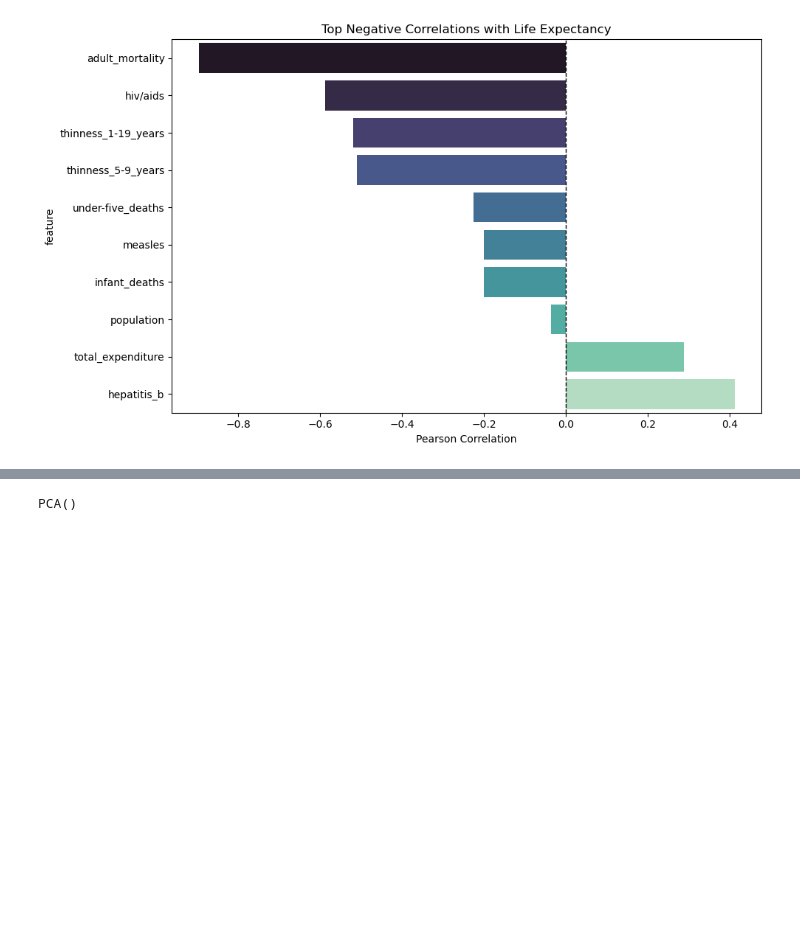
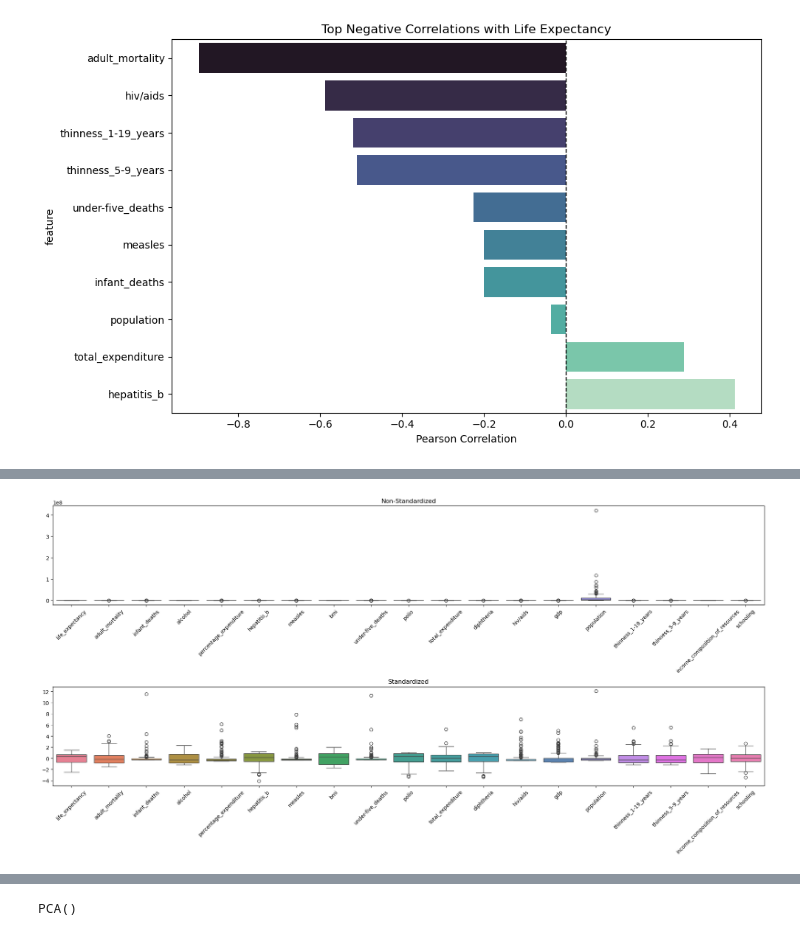
Before and after one commit to punsii/ama_ws25, a Jupyter notebook: notebooks/project/life_exp_proj_01.ipynb, the cells around one changed output, grey strips where cells are left out. Cells and saved outputs as stored; diff of their text form; code cells hidden in the pictures; blank space fills up the shorter version.

Commit message:
feat(proj): standardize data

```diff
--- a/notebooks/project/life_exp_proj_01.ipynb
+++ b/notebooks/project/life_exp_proj_01.ipynb
@@ -190,6 +192,8 @@ Passing `palette` without assigning `hue` is deprecated and will be removed in v
   sns.barplot(
 [figure]
 # %%
+std_cols = df.drop(columns=["country"]).columns
+
 df_std = (
     df
     .pipe(
@@ -197,8 +201,8 @@ df_std = (
             [
                 d[["country"]],
                 pd.DataFrame(
-                    StandardScaler().fit_transform(d.drop(columns=["country"])),
-                    columns=d.drop(columns=["country"]).columns,
+                    StandardScaler().fit_transform(d[std_cols]),
+                    columns=std_cols,
                     index=d.index,
                 ),
             ],
@@ -214,3 +218,18 @@ df.head()
 | 2 | Algeria | 73.61875 | 108.1875 | 20.3125 | 0.406667 | 236.185241 | 78.000000 | ... |
 | 3 | Angola | 49.01875 | 328.5625 | 83.7500 | 5.740667 | 102.100268 | 70.222222 | ... |
 | 4 | Antigua and Barbuda | 75.05625 | 127.5000 | 0.0000 | 7.949333 | 1001.585226 | 98.266667 | ... |
+# %%
+_, axs = plt.subplots(2, 1, figsize=(20, 10))
+
+sns.boxplot(data=df[std_cols], ax=axs[0])
+axs[0].tick_params(axis='x', rotation=45)
+axs[0].set_title('Non-Standardized')
+
+sns.boxplot(data=df_std[std_cols], ax=axs[1])
+axs[1].tick_params(axis='x', rotation=45)
+axs[1].set_title('Standardized')
+
+plt.tight_layout()
+plt.show()
+# %% [output]
+[figure, added]
```
Also changed, not shown: parts of 2 cells of this notebook.
